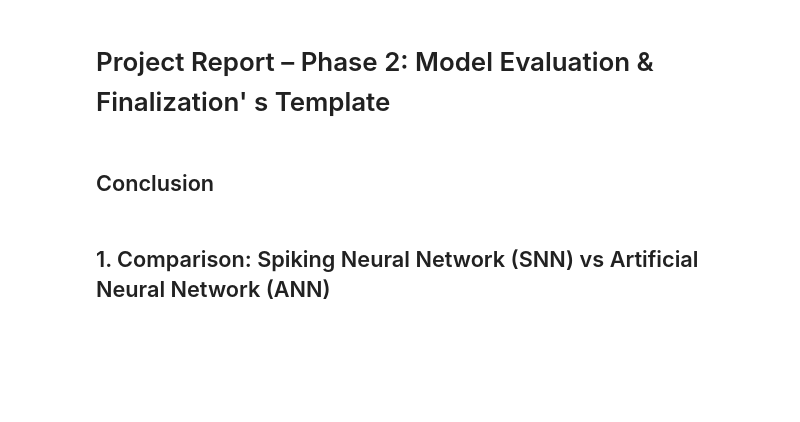
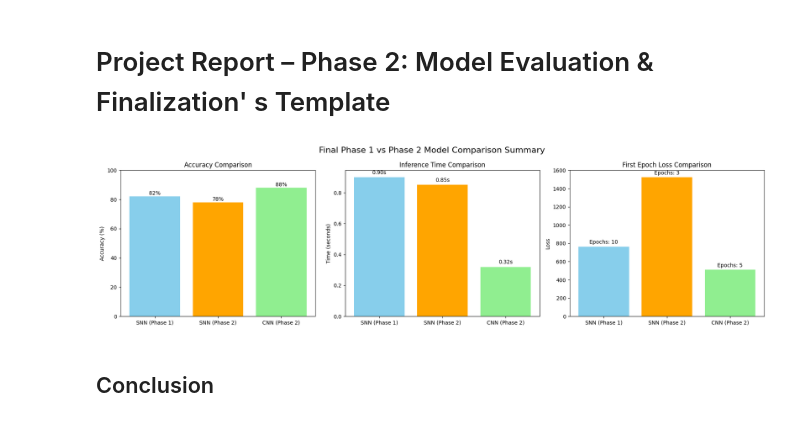
Before and after one commit to AnastasiyaKotelnikova/DS677-SNNs-PyTorch-GroupProject, a Jupyter notebook: notebooks/Spiking_Neural_Networks_Group_2.ipynb, the cells around one changed output. Saved outputs shown, nothing was run; the diff lists cells and outputs as text; code cells hidden in the pictures; blank space fills up the shorter version.

```diff
--- a/notebooks/Spiking_Neural_Networks_Group_2.ipynb
+++ b/notebooks/Spiking_Neural_Networks_Group_2.ipynb
@@ -1378,6 +1396,45 @@ Epoch 3 - Loss: 1957.06
 # %% [markdown]
 # Project Report – Phase 2: Model Evaluation & Finalization' s Template
+# %%
+import matplotlib.pyplot as plt
+import numpy as np
+
+# Data extracted from the report
+models = ['SNN (Phase 1)', 'SNN (Phase 2)', 'CNN (Phase 2)']
+accuracies = [82, 78, 88]  # In percent
+inference_times = [0.90, 0.85, 0.32]  # In seconds
+first_epoch_losses = [763.9, 1524.1, 510.6]
+epochs = [10, 3, 5]
+
+# Plot setup
+fig, axs = plt.subplots(1, 3, figsize=(18, 5))
+
+# Accuracy plot
+axs[0].bar(models, accuracies, color=['skyblue', 'orange', 'lightgreen'])
+axs[0].set_title('Accuracy Comparison')
+axs[0].set_ylabel('Accuracy (%)')
+axs[0].set_ylim(0, 100)
+for i, v in enumerate(accuracies):
+    axs[0].text(i, v + 1, f"{v}%", ha='center')
+
+# Inference time plot
+axs[1].bar(models, inference_times, color=['skyblue', 'orange', 'lightgreen'])
+axs[1].set_title('Inference Time Comparison')
+axs[1].set_ylabel('Time (seconds)')
+for i, v in enumerate(inference_times):
+    axs[1].text(i, v + 0.02, f"{v:.2f}s", ha='center')
+
+# First epoch loss plot
+axs[2].bar(models, first_epoch_losses, color=['skyblue', 'orange', 'lightgreen'])
+axs[2].set_title('First Epoch Loss Comparison')
+axs[2].set_ylabel('Loss')
+for i, v in enumerate(first_epoch_losses):
+    axs[2].text(i, v + 30, f"Epochs: {epochs[i]}", ha='center')
+
+plt.suptitle('Final Phase 1 vs Phase 2 Model Comparison Summary', fontsize=16)
+plt.tight_layout()
+plt.show()
+# %% [output]
+[figure, added]
 # %% [markdown]
 ## Conclusion
-# %% [markdown]
-## 1. Comparison: Spiking Neural Network (SNN) vs Artificial Neural Network (ANN)
```
Also changed, not shown: parts of 3 cells of this notebook.
